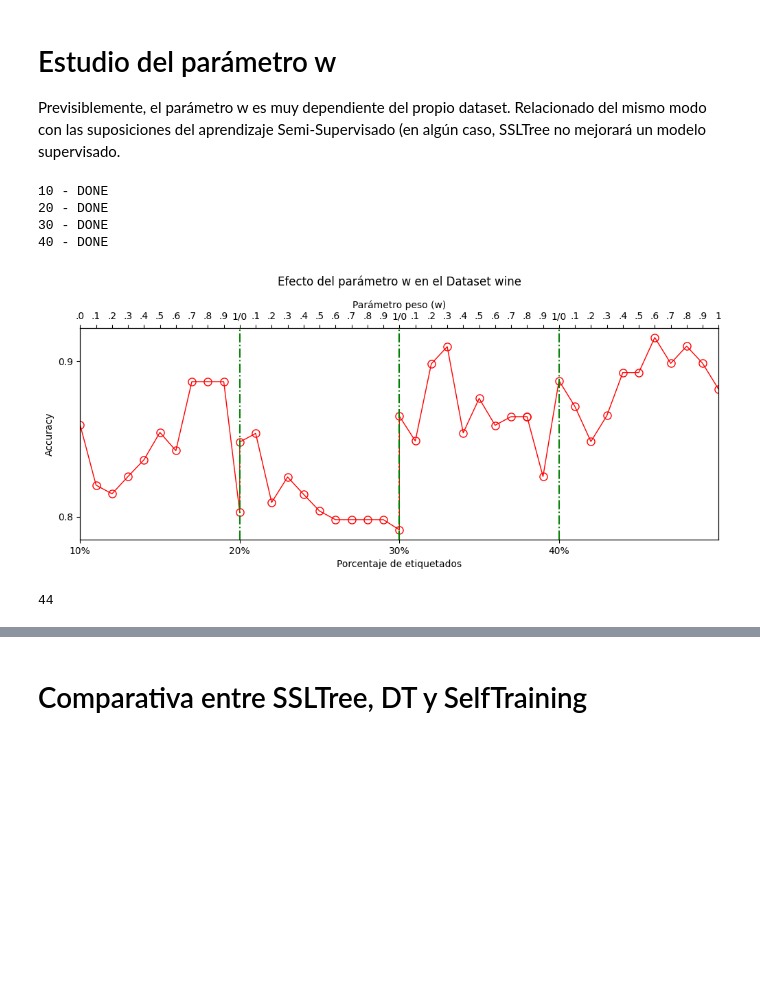
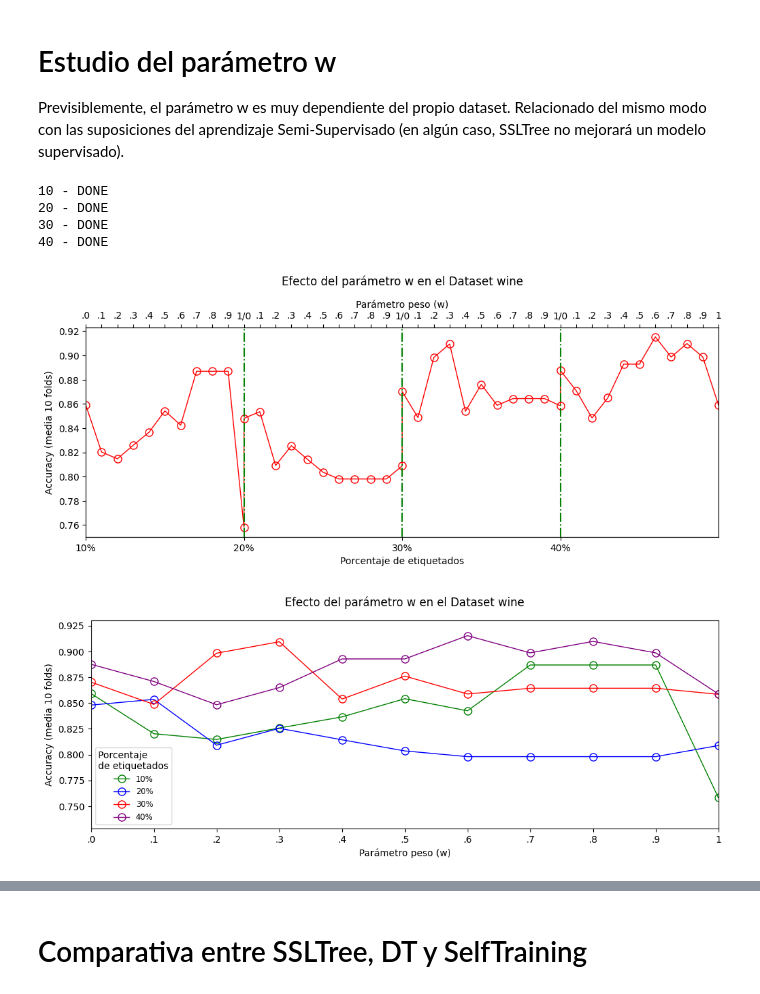
Before and after one commit to dmacha27/TFM-VIU, a Jupyter notebook: metodos/SSLTree/check_ssltree.ipynb, the cells around one changed output, grey strips where cells are left out. Saved outputs shown, nothing was run; the diff lists cells and outputs as text; code cells hidden in the pictures; blank space fills up the shorter version.

```diff
--- a/metodos/SSLTree/check_ssltree.ipynb
+++ b/metodos/SSLTree/check_ssltree.ipynb
@@ -150,50 +223,17 @@ def estudio_w(name):
 # %% [markdown]
 # Estudio del parámetro w
 
-Previsiblemente, el parámetro w es muy dependiente del propio dataset. Relacionado del mismo modo con las suposiciones del aprendizaje Semi-Supervisado (en algún caso, SSLTree no mejorará un modelo supervisado.
+Previsiblemente, el parámetro w es muy dependiente del propio dataset. Relacionado del mismo modo con las suposiciones del aprendizaje Semi-Supervisado (en algún caso, SSLTree no mejorará un modelo supervisado).
-# %%
-name = "wine"
-accuracies = estudio_w(name)
-# %% [output]
-10 - DONE
-20 - DONE
-30 - DONE
-40 - DONE
-# %%
-fig, ax = plt.subplots(figsize=(12, 4))
-ax.set_yticks(np.arange(0, 1.1, 0.1))
-plt.xlim(0,40)
-ax.set_xticks([0,10,20,30])
-ax.set_xticklabels(['10%', '20%', '30%', '40%'])
-
-ax.plot(
-    [0, 1, 2, 3, 4, 5, 6, 7, 8, 9, 10, 10, 11, 12, 13, 14, 15, 16, 17, 18, 19, 20, 20, 21, 22, 23, 24, 25, 26, 27, 28,
-     28, 29, 30, 31, 32, 33, 34, 35, 36, 37, 38, 39, 40]
-    , accuracies, marker='o', markerfacecolor='none', linestyle='-', color='red', markersize=8, linewidth=1)
-
-plt.axvline(x=10, color='g', linestyle='-.')
-plt.axvline(x=20, color='g', linestyle='-.')
-plt.axvline(x=30, color='g', linestyle='-.')
-
-ax2 = ax.twiny()
-
-ws = ['.0', '.1', '.2', '.3', '.4', '.5', '.6', '.7', '.8', '.9', '1/0',
-      '.1', '.2', '.3', '.4', '.5', '.6', '.7', '.8', '.9', '1/0',
-      '.1', '.2', '.3', '.4', '.5', '.6', '.7', '.8', '.9', '1/0',
-      '.1', '.2', '.3', '.4', '.5', '.6', '.7', '.8', '.9', '1']
-
-ax2.set_xticks(np.arange(0,41,1))
-ax2.set_xticklabels(ws)
-
-ax.set_xlabel('Porcentaje de etiquetados')
-ax.set_ylabel('Accuracy')
-ax2.set_xlabel('Parámetro peso (w)')
-
-plt.title("Efecto del parámetro w en el Dataset " + name, pad=15)
-plt.show()
-# %% [output]
-[figure, removed]
-# %%
-len(accuracies)
-# %% [output]
-44
+# %%
+accuracies_wine = estudio_w("wine")
+# %% [output]
+10 - DONE
+20 - DONE
+30 - DONE
+40 - DONE
+# %%
+plot_estudio_w_expandido(accuracies_wine, "wine")
+plot_estudio_w(accuracies_wine, "wine")
+# %% [output]
+[figure, added]
+[figure, added]
```
Also changed, not shown: parts of 7 cells of this notebook.
